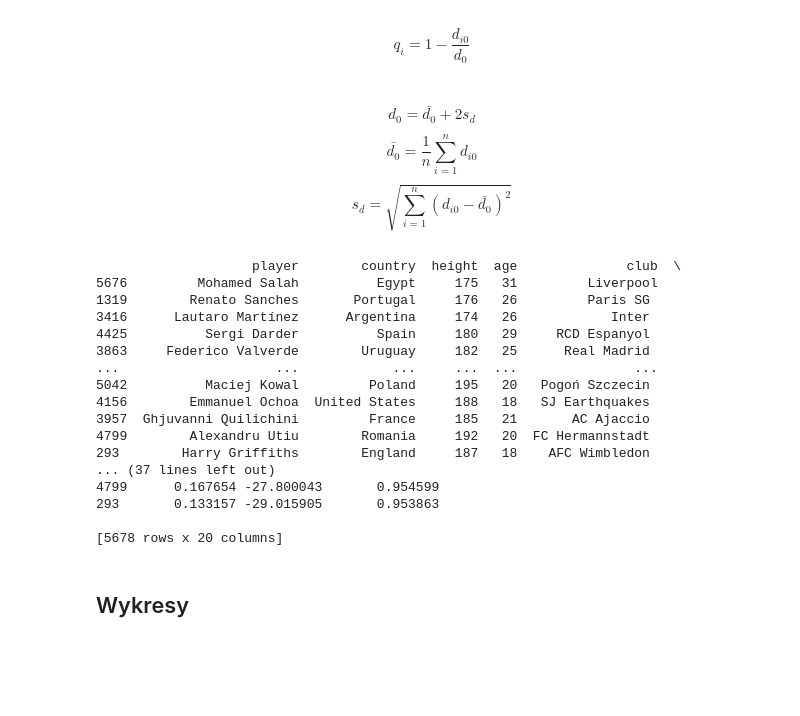
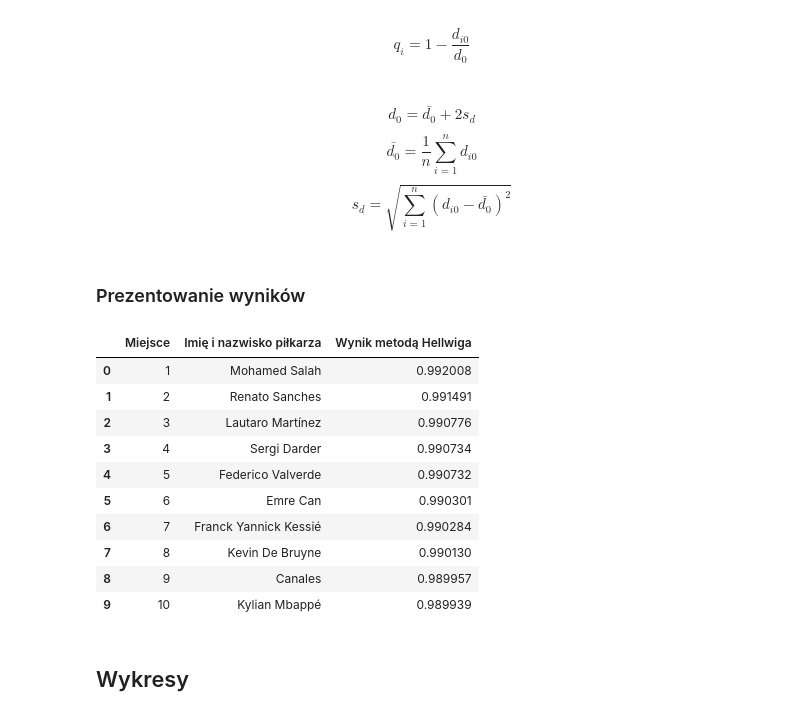
Before and after one commit to izabelakolodziejska/Fifa_players_analysis, a Jupyter notebook: fifa_analysys.ipynb, the cells around one changed output. Cells and saved outputs as stored; diff of their text form; code cells hidden in the pictures; blank space fills up the shorter version.

```diff
--- a/fifa_analysys.ipynb
+++ b/fifa_analysys.ipynb
@@ -640,25 +656,24 @@ hellwig_results = 1 - distance.divide(d_zero)
-# %%
-data['Hellwig Score'] = hellwig_results
-sorted_data = data.sort_values(by='Hellwig Score', ascending=False)
-print(sorted_data)
-# %% [output]
-                    player        country  height  age              club  \
-5676         Mohamed Salah          Egypt     175   31         Liverpool
-1319        Renato Sanches       Portugal     176   26         Paris SG
-3416      Lautaro Martínez      Argentina     174   26            Inter
-4425          Sergi Darder          Spain     180   29     RCD Espanyol
-3863     Federico Valverde        Uruguay     182   25      Real Madrid
-...                    ...            ...     ...  ...               ...
-5042          Maciej Kowal         Poland     195   20   Pogoń Szczecin
-4156        Emmanuel Ochoa  United States     188   18   SJ Earthquakes
-3957  Ghjuvanni Quilichini         France     185   21       AC Ajaccio
-4799        Alexandru Utiu        Romania     192   20  FC Hermannstadt
-293        Harry Griffiths        England     187   18    AFC Wimbledon
-... (37 lines left out)
-4799      0.167654 -27.800043       0.954599
-293       0.133157 -29.015905       0.953863
-
-[5678 rows x 20 columns]
+# %% [markdown]
+### Prezentowanie wyników
+# %%
+sorted_data = data.sort_values(by='Hellwig Score', ascending=False)
+selected_columns = sorted_data[['player', 'Hellwig Score']].head(10)
+selected_columns = selected_columns.rename(columns={'player': 'Imię i nazwisko piłkarza', 'Hellwig Score': 'Wynik metodą Hellwiga'})
+selected_columns.reset_index(drop=True, inplace=True)
+selected_columns.insert(0, 'Miejsce', selected_columns.index + 1)
+selected_columns
+# %% [output]
+|  | Miejsce | Imię i nazwisko piłkarza | Wynik metodą Hellwiga |
+| 0 | 1 | Mohamed Salah | 0.992008 |
+| 1 | 2 | Renato Sanches | 0.991491 |
+| 2 | 3 | Lautaro Martínez | 0.990776 |
+| 3 | 4 | Sergi Darder | 0.990734 |
+| 4 | 5 | Federico Valverde | 0.990732 |
+| 5 | 6 | Emre Can | 0.990301 |
+| 6 | 7 | Franck Yannick Kessié | 0.990284 |
+| 7 | 8 | Kevin De Bruyne | 0.990130 |
+| 8 | 9 | Canales | 0.989957 |
+| 9 | 10 | Kylian Mbappé | 0.989939 |
 # %% [markdown]
 ## Wykresy
 # %%
```
Also changed, not shown: parts of 8 cells of this notebook.
